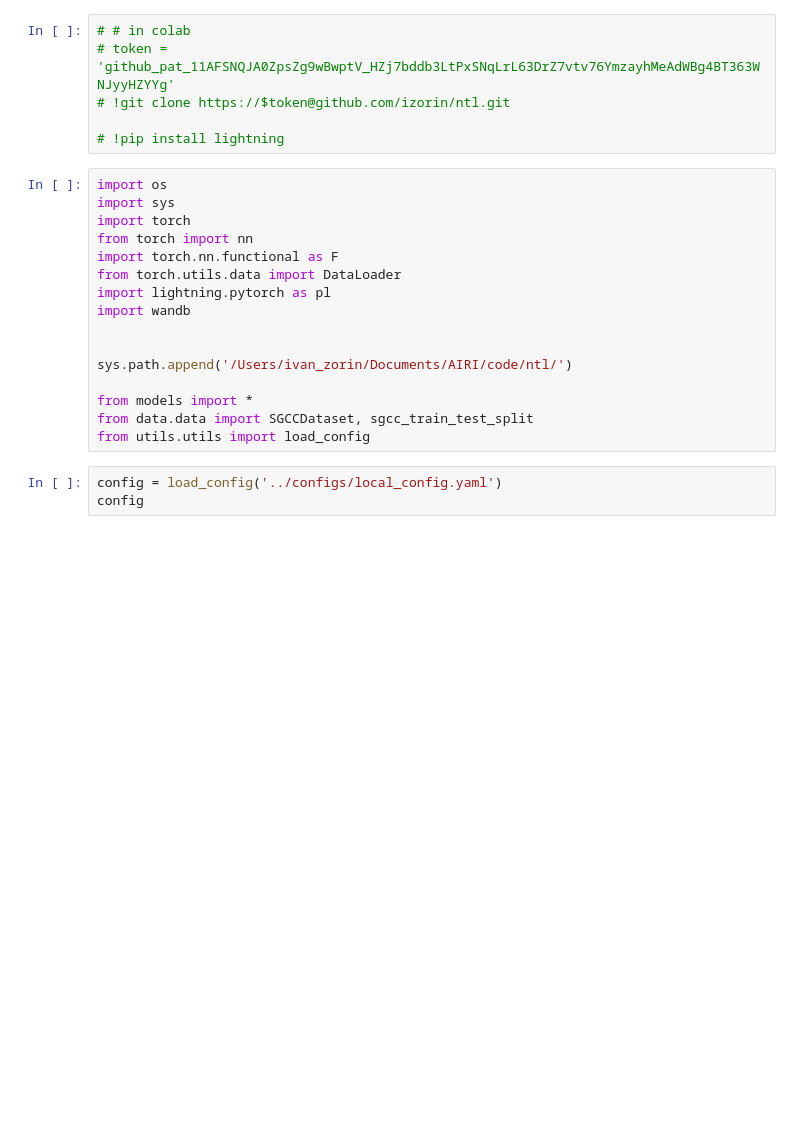
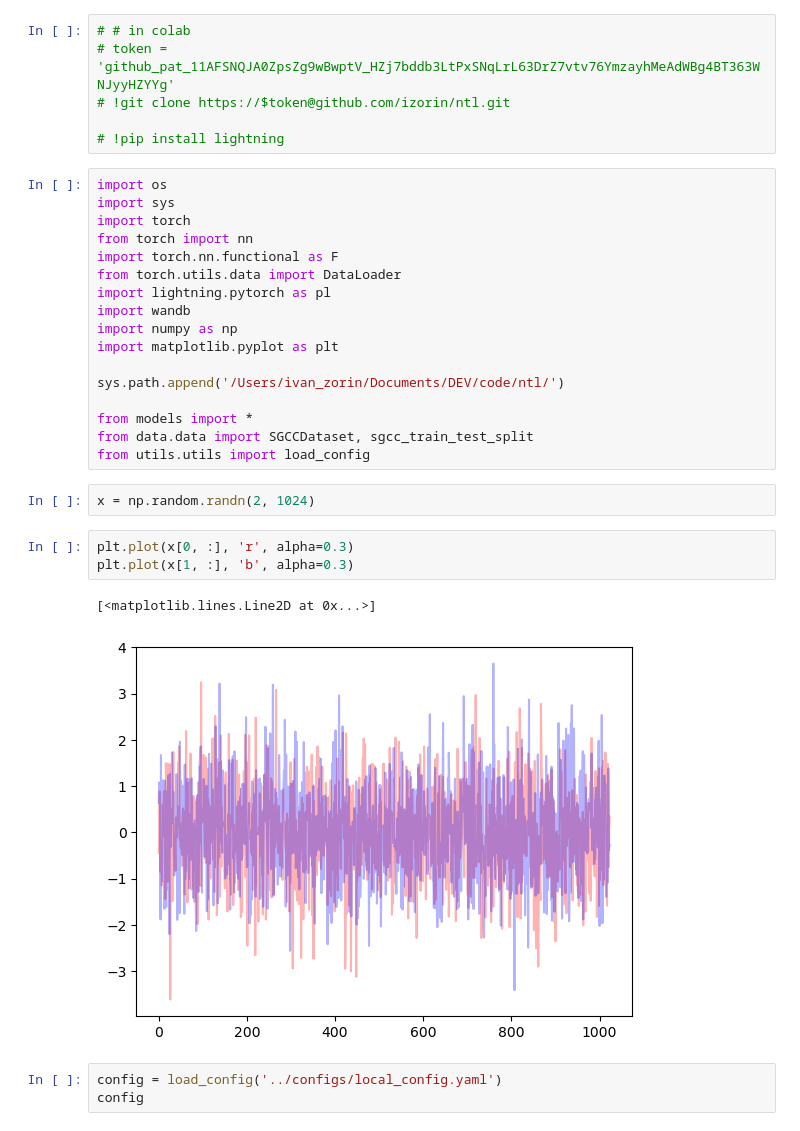
Before and after one commit to izorin/ntl, a Jupyter notebook: notebooks/lightning_test.ipynb, the cells around one changed output. Drawn from its saved outputs; the diff is of its cells as text; blank space fills up the shorter version.

```diff
--- a/notebooks/lightning_test.ipynb
+++ b/notebooks/lightning_test.ipynb
@@ -16,13 +16,22 @@ import torch.nn.functional as F
 from torch.utils.data import DataLoader
 import lightning.pytorch as pl
 import wandb
+import numpy as np
+import matplotlib.pyplot as plt
 
-
-sys.path.append('/Users/ivan_zorin/Documents/AIRI/code/ntl/')
+sys.path.append('/Users/ivan_zorin/Documents/DEV/code/ntl/')
 
 from models import *
 from data.data import SGCCDataset, sgcc_train_test_split
 from utils.utils import load_config
+# %%
+x = np.random.randn(2, 1024)
+# %%
+plt.plot(x[0, :], 'r', alpha=0.3)
+plt.plot(x[1, :], 'b', alpha=0.3)
+# %% [output]
+[<matplotlib.lines.Line2D at 0x...>]
+[figure, added]
 # %%
 config = load_config('../configs/local_config.yaml')
 config
```
Also changed, not shown: parts of 2 cells of this notebook, 4 other files.
